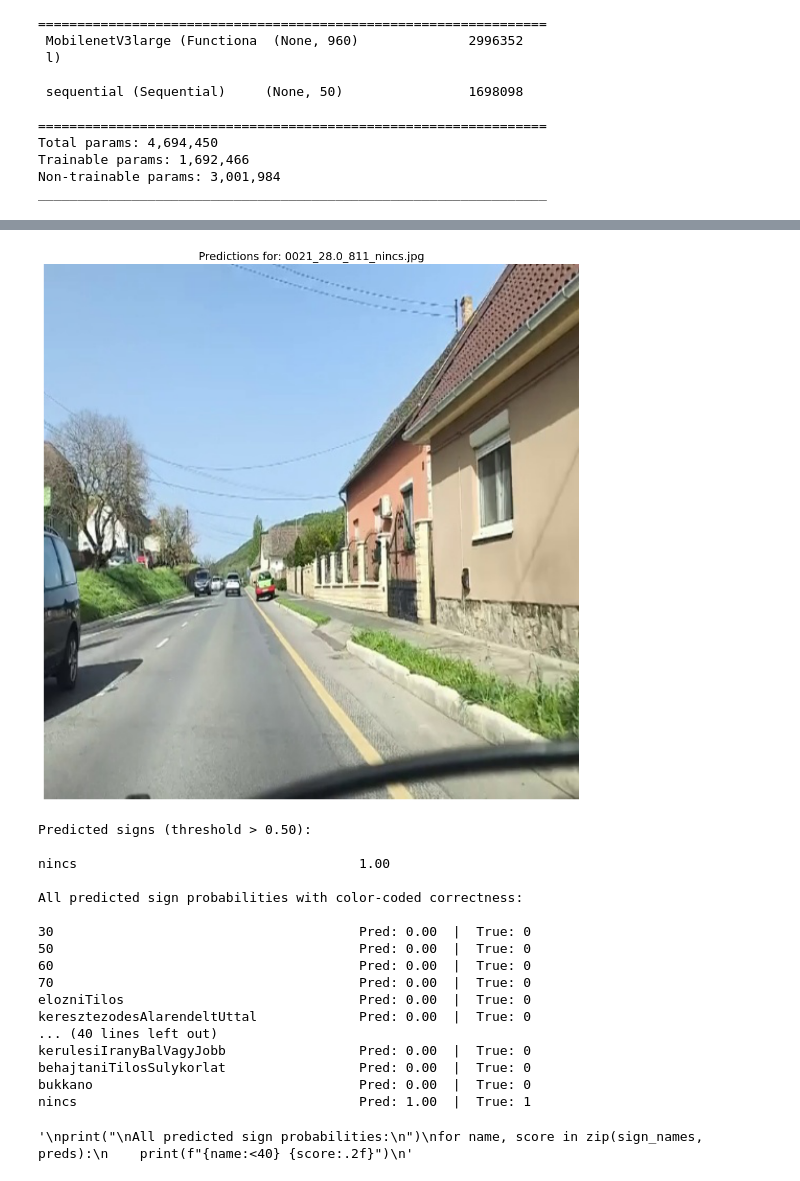
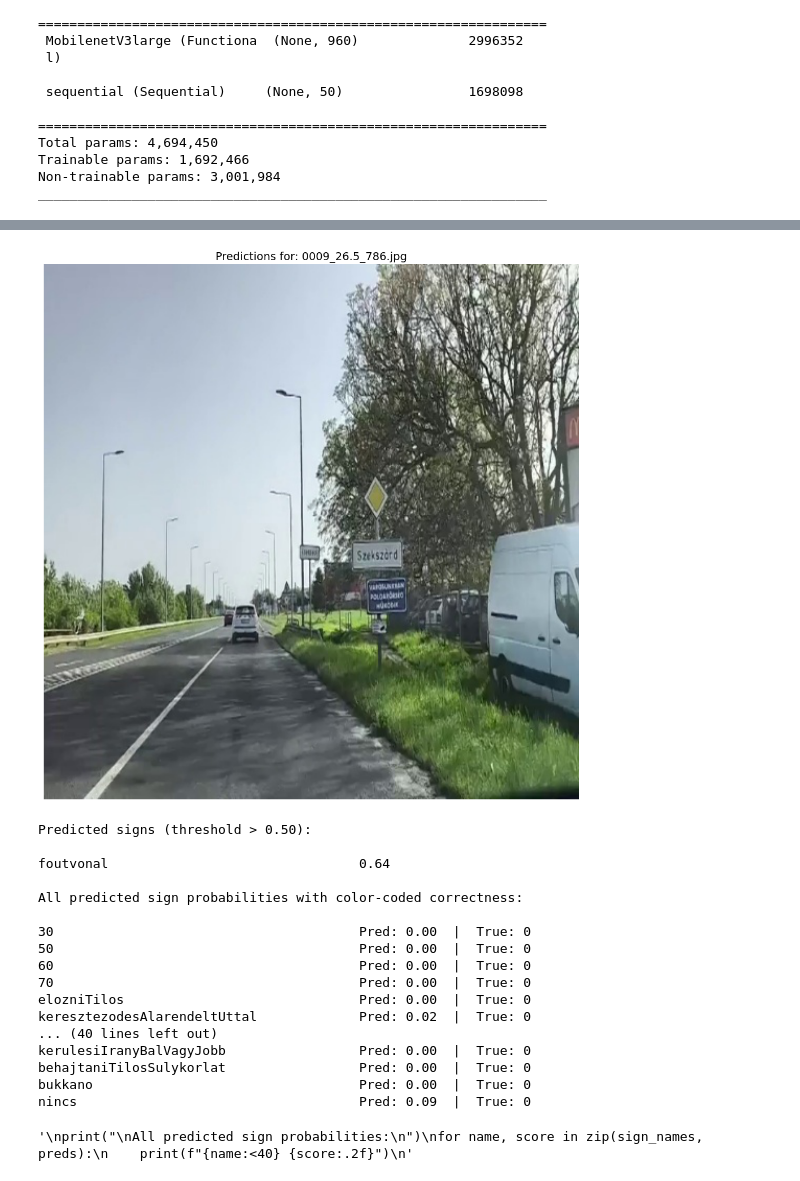
Before and after one commit to fabianmatee/kozlekedesi_tabla_felismero, a Jupyter notebook: Main/main.ipynb, the cells around one changed output, grey strips where cells are left out. Cells and saved outputs as stored; diff of their text form; code cells hidden in the pictures.

```diff
--- a/Main/main.ipynb
+++ b/Main/main.ipynb
@@ -1253,7 +1083,6 @@ print(model_path)
 # %%
 # Load model
 full_model = load_model("../mentett_model/full_pipeline_best_val_recall_05_19_2025_16_58.keras", custom_objects={
-    'SwiGLU': SwiGLU,
     'F1Score': tfa.metrics.F1Score
 })
 # %%
@@ -1333,7 +1162,8 @@ sign_names = class_names_annotations
 
 labels_df = pd.read_csv("../MultiLabelFrames/labels_filtered.csv")
 
-index = 241
+#index = 5090 #FN
+index = 5400
 
 valid_images = labels_df["filename"].tolist()
 if index >= len(valid_images):
@@ -1394,7 +1224,7 @@ for name, score in zip(sign_names, preds):
-[figure, old version]
+[figure, new version]
 Predicted signs (threshold > 0.50):
 
-nincs                                    1.00
+foutvonal                                0.64
 
 All predicted sign probabilities with color-coded correctness:
 
@@ -1403,12 +1233,12 @@ All predicted sign probabilities with color-coded correctness:
 60                                       Pred: 0.00  |  True: 0
 70                                       Pred: 0.00  |  True: 0
 elozniTilos                              Pred: 0.00  |  True: 0
-keresztezodesAlarendeltUttal             Pred: 0.00  |  True: 0
+keresztezodesAlarendeltUttal             Pred: 0.02  |  True: 0
 ... (40 lines left out)
 kerulesiIranyBalVagyJobb                 Pred: 0.00  |  True: 0
 behajtaniTilosSulykorlat                 Pred: 0.00  |  True: 0
 bukkano                                  Pred: 0.00  |  True: 0
-nincs                                    Pred: 1.00  |  True: 1
+nincs                                    Pred: 0.09  |  True: 0
 '\nprint("\nAll predicted sign probabilities:\n")\nfor name, score in zip(sign_names, preds):\n    print(f"{name:<40} {score:.2f}")\n'
 # %%
 # F1-score for all road signs
```
Also changed, not shown: parts of 30 cells of this notebook, 7 other files.
